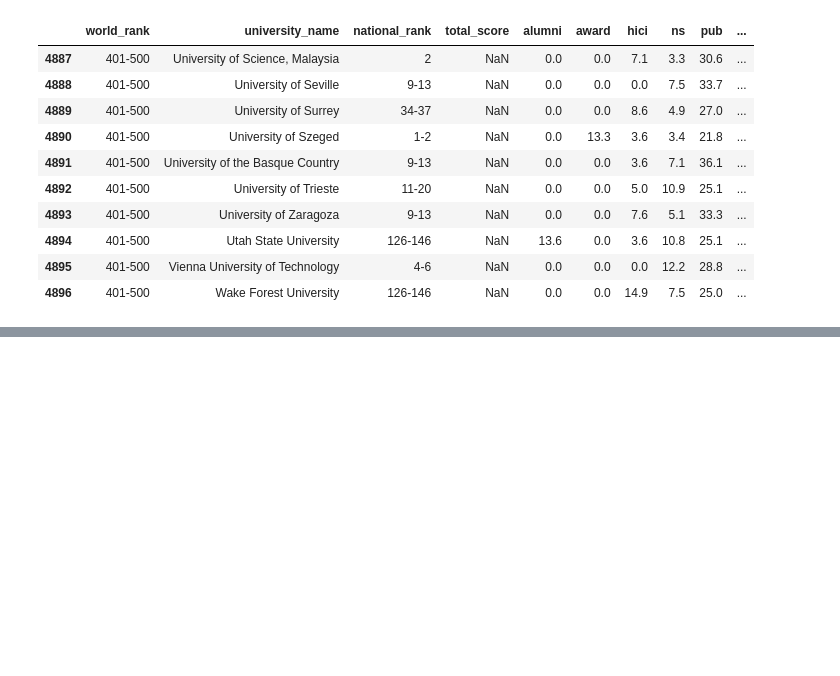
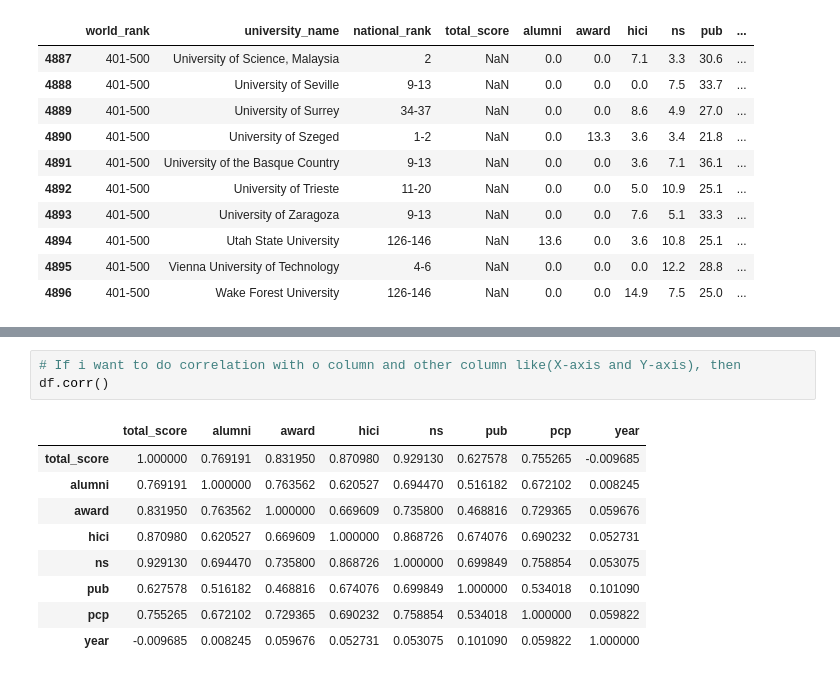
Before and after one commit to jobayed80/Machine_Learning_Learning_Course, a Jupyter notebook: Import_pandas_CSV_File_Read.ipynb, the cells around one changed output, grey strips where cells are left out. Drawn from its saved outputs; the diff is of its cells as text; blank space fills up the shorter version.

```diff
--- a/Import_pandas_CSV_File_Read.ipynb
+++ b/Import_pandas_CSV_File_Read.ipynb
@@ -82,0 +195,13 @@ df.tail(10)
+# %%
+# If i want to do correlation with o column and other column like(X-axis and Y-axis), then
+df.corr()
+# %% [output]
+|  | total_score | alumni | award | hici | ns | pub | pcp | year |
+| total_score | 1.000000 | 0.769191 | 0.831950 | 0.870980 | 0.929130 | 0.627578 | 0.755265 | -0.009685 |
+| alumni | 0.769191 | 1.000000 | 0.763562 | 0.620527 | 0.694470 | 0.516182 | 0.672102 | 0.008245 |
+| award | 0.831950 | 0.763562 | 1.000000 | 0.669609 | 0.735800 | 0.468816 | 0.729365 | 0.059676 |
+| hici | 0.870980 | 0.620527 | 0.669609 | 1.000000 | 0.868726 | 0.674076 | 0.690232 | 0.052731 |
+| ns | 0.929130 | 0.694470 | 0.735800 | 0.868726 | 1.000000 | 0.699849 | 0.758854 | 0.053075 |
+| pub | 0.627578 | 0.516182 | 0.468816 | 0.674076 | 0.699849 | 1.000000 | 0.534018 | 0.101090 |
+| pcp | 0.755265 | 0.672102 | 0.729365 | 0.690232 | 0.758854 | 0.534018 | 1.000000 | 0.059822 |
+| year | -0.009685 | 0.008245 | 0.059676 | 0.052731 | 0.053075 | 0.101090 | 0.059822 | 1.000000 |
```
Also changed, not shown: parts of 9 cells of this notebook.
